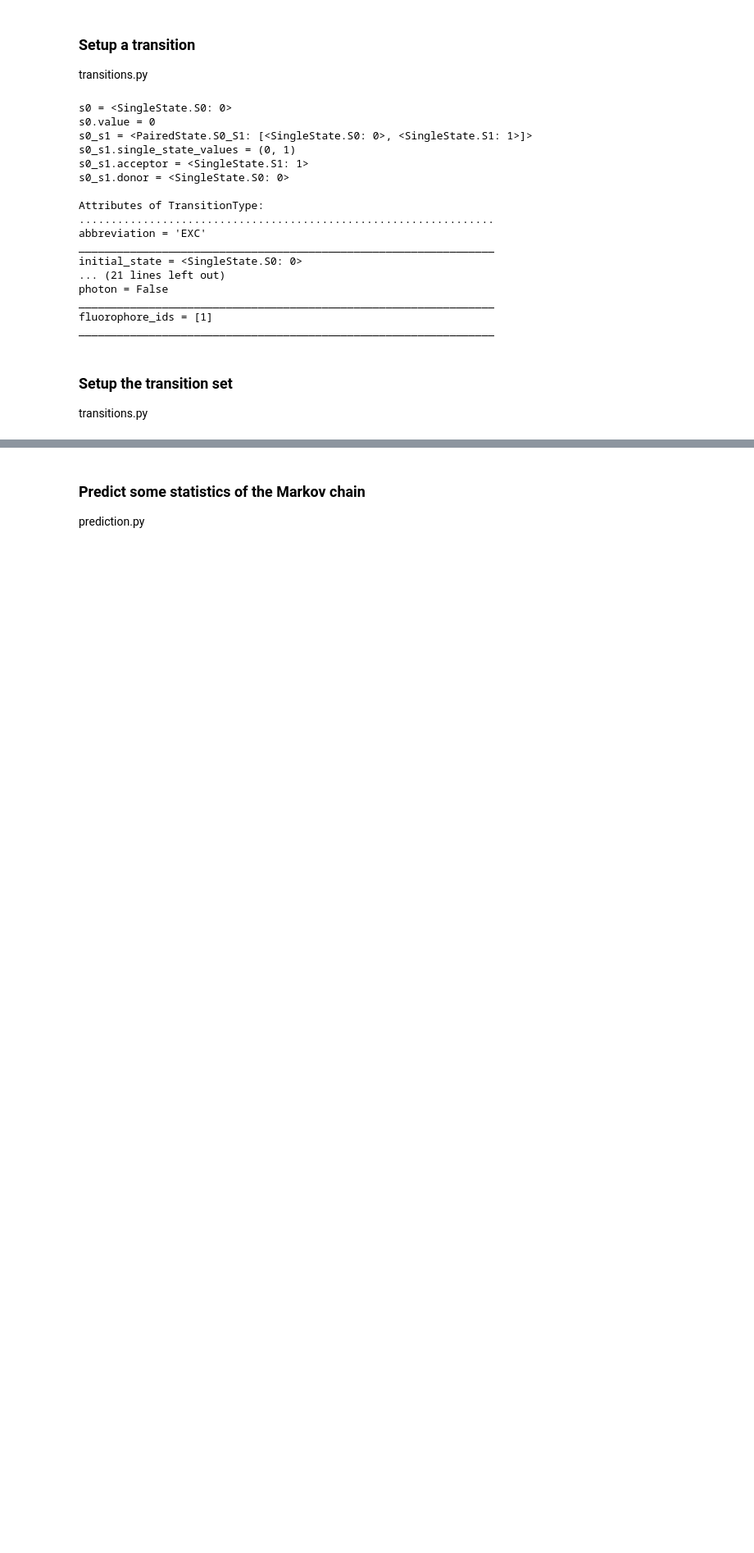
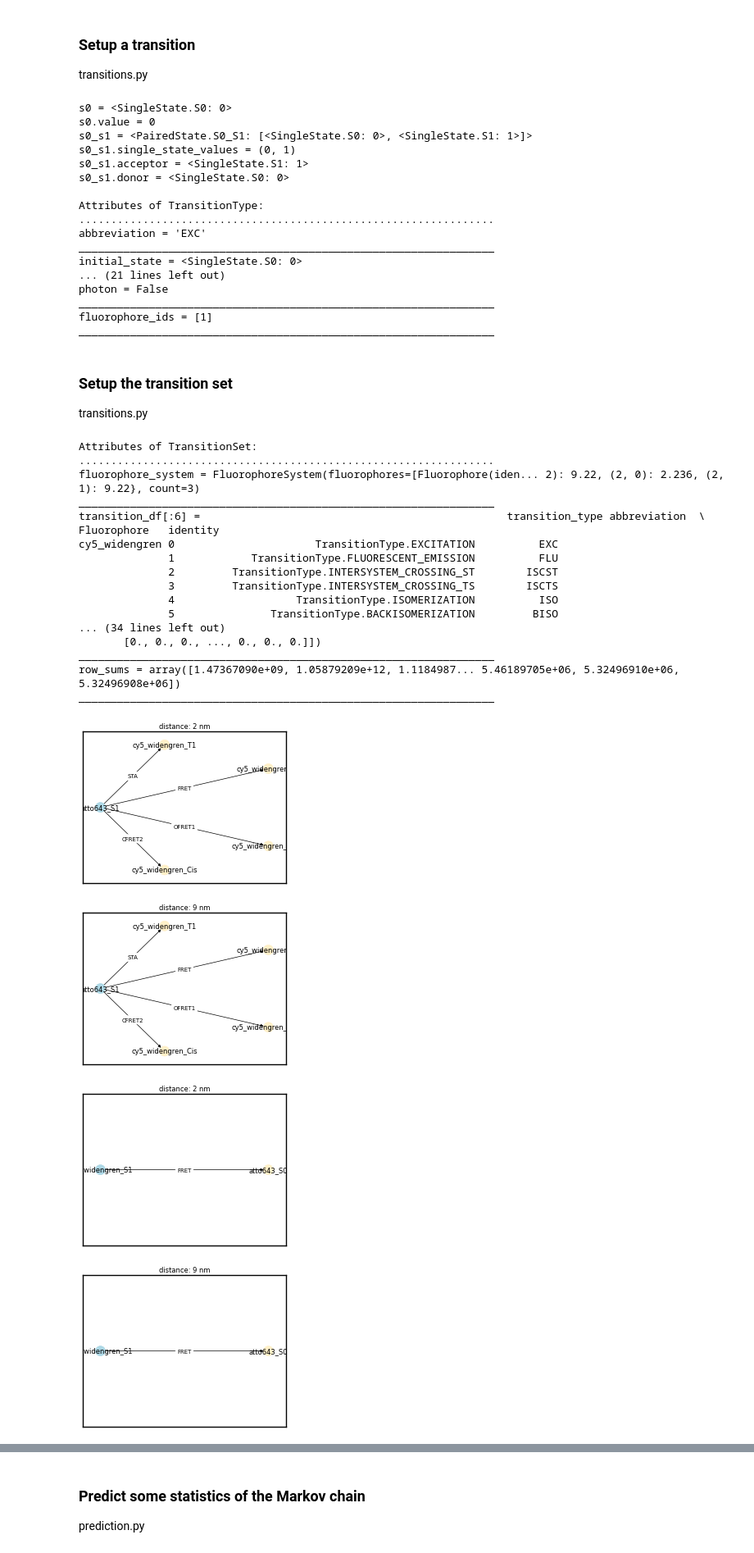
Before and after one commit to super-resolution/Fluopy, a Jupyter notebook: notebooks/tutorial.ipynb, the cells around one changed output, grey strips where cells are left out. Shown at 82% size. Drawn from its saved outputs; the diff is of its cells as text; code cells hidden in the pictures; blank space fills up the shorter version.

```diff
--- a/notebooks/tutorial.ipynb
+++ b/notebooks/tutorial.ipynb
@@ -178,3 +178,65 @@ _________________________________________________________________
 # %% [markdown]
 ### Setup the transition set
 transitions.py
+# %%
+# Method 1: define the transitions freely
+transition_1 = tr.Transition(
+    tr.TransitionType.EXCITATION, rate=1e6, fluorophore_ids=[0]
+)
+transition_2 = tr.Transition(
+    tr.TransitionType.FLUORESCENT_EMISSION, rate=1e9, fluorophore_ids=[0]
+)
+transition_3 = tr.Transition(tr.TransitionType.FRET, rate=4e6, fluorophore_ids=[(0, 1)])
+transitions = {
+    "cy5_widengren": [transition_1, transition_2],
+    "D: cy5_widengren, A: cy5_widengren, dist: 10.0": [transition_3],
+}
+
+# Method 2: load a transition set, if available
+transitions = fluorophore_system.load_transitions(
+    irradiance=2.5,
+    wavelength=640,
+    bleaching=True,
+    energy_transfer=True,
+    dstorm=True,
+    reducing_agent="betaME",
+    concentration=143,
+    ph=8,
+)
+
+transition_set = tr.TransitionSet(transitions, fluorophore_system)
+
+# the transition_set can be easily modified with the following methods
+transition_set_no_bleaching = transition_set.remove_absorbing_states()
+transition_set_no_ets = transition_set.remove_energy_transfers()
+transition_set_adj = transition_set.adjust_rates(change_dict={1: 1e3})
+transition_set_filtered = transition_set.filter_by_identity(remove_list=[6])
+
+# if everything is set, finalize TransitionSet
+transition_set.finalize()
+
+mi.print_class(transition_set, "TransitionSet")
+
+transition_set.plot(graph_type="shell", colors=None, scale=0.5);
+# %% [output]
+Attributes of TransitionSet:
+.................................................................
+fluorophore_system = FluorophoreSystem(fluorophores=[Fluorophore(iden... 2): 9.22, (2, 0): 2.236, (2, 1): 9.22}, count=3)
+_________________________________________________________________
+transition_df[:6] =                                                transition_type abbreviation  \
+Fluorophore   identity
+cy5_widengren 0                      TransitionType.EXCITATION          EXC
+              1            TransitionType.FLUORESCENT_EMISSION          FLU
+              2         TransitionType.INTERSYSTEM_CROSSING_ST        ISCST
+              3         TransitionType.INTERSYSTEM_CROSSING_TS        ISCTS
+              4                   TransitionType.ISOMERIZATION          ISO
+              5               TransitionType.BACKISOMERIZATION         BISO
+... (34 lines left out)
+       [0., 0., 0., ..., 0., 0., 0.]])
+_________________________________________________________________
+row_sums = array([1.47367090e+09, 1.05879209e+12, 1.1184987... 5.46189705e+06, 5.32496910e+06, 5.32496908e+06])
+_________________________________________________________________
+[figure, added]
+[figure, added]
+[figure, added]
+[figure, added]
```
Also changed, not shown: parts of 3 cells of this notebook, 5 other files.
